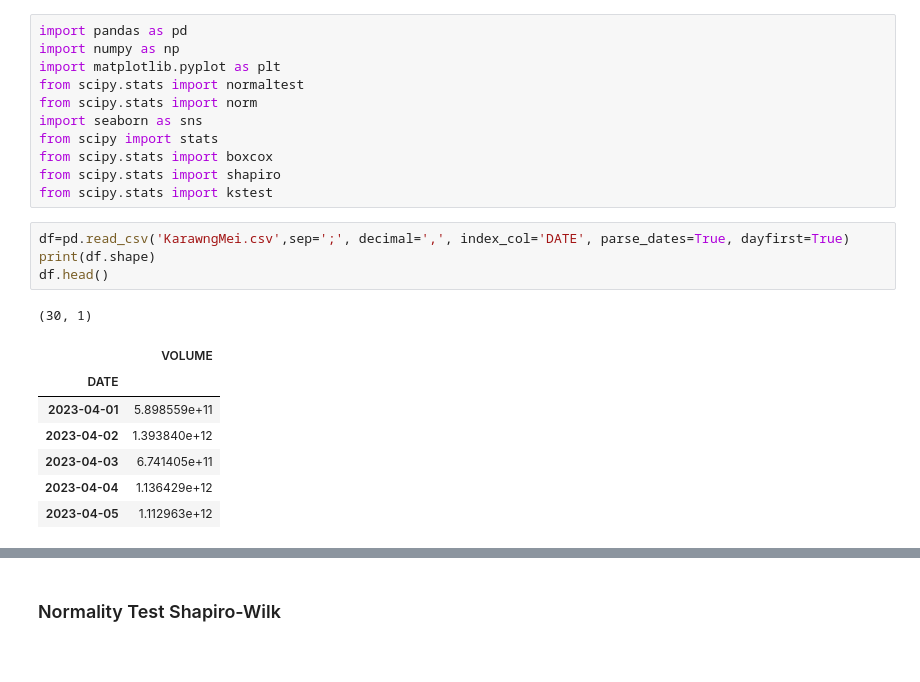
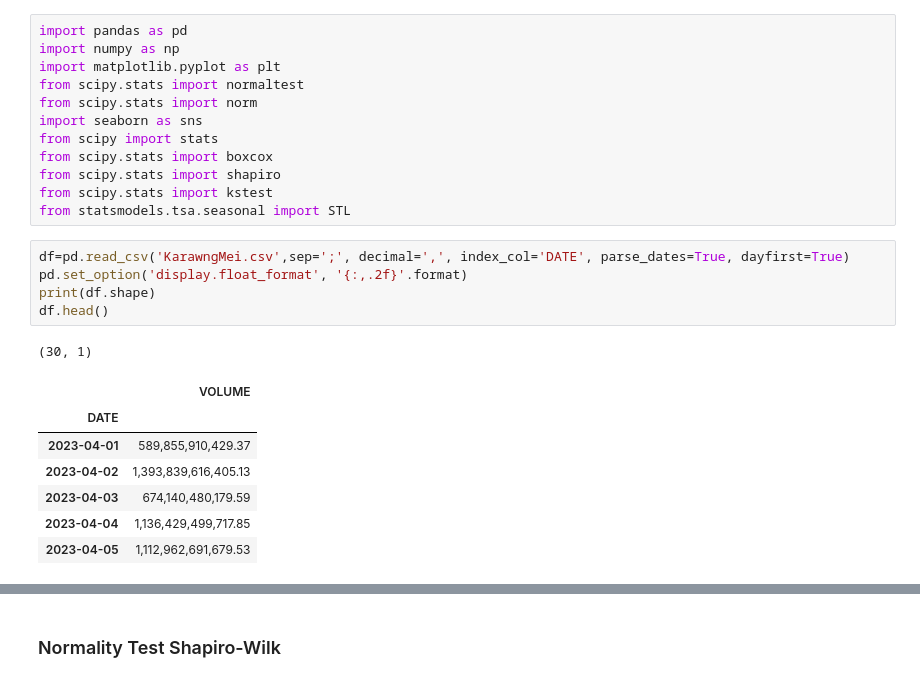
Before and after one commit to RizkiRiyadi/ForecastGasDemandKarawang, a Jupyter notebook: ForecastTest.ipynb, the cells around one changed output, grey strips where cells are left out. Cells and saved outputs as stored; diff of their text form.

```diff
--- a/ForecastTest.ipynb
+++ b/ForecastTest.ipynb
@@ -9,16 +9,18 @@ from scipy import stats
 from scipy.stats import boxcox
 from scipy.stats import shapiro
 from scipy.stats import kstest
+from statsmodels.tsa.seasonal import STL
 # %%
 df=pd.read_csv('KarawngMei.csv',sep=';', decimal=',', index_col='DATE', parse_dates=True, dayfirst=True)
+pd.set_option('display.float_format', '{:,.2f}'.format)
 print(df.shape)
 df.head()
 # %% [output]
 (30, 1)
 |  | VOLUME |
 | DATE |  |
-| 2023-04-01 | 5.898559e+11 |
-| 2023-04-02 | 1.393840e+12 |
-| 2023-04-03 | 6.741405e+11 |
-| 2023-04-04 | 1.136429e+12 |
-| 2023-04-05 | 1.112963e+12 |
+| 2023-04-01 | 589,855,910,429.37 |
+| 2023-04-02 | 1,393,839,616,405.13 |
+| 2023-04-03 | 674,140,480,179.59 |
+| 2023-04-04 | 1,136,429,499,717.85 |
+| 2023-04-05 | 1,112,962,691,679.53 |
```
Also changed, not shown: parts of 7 cells of this notebook.
